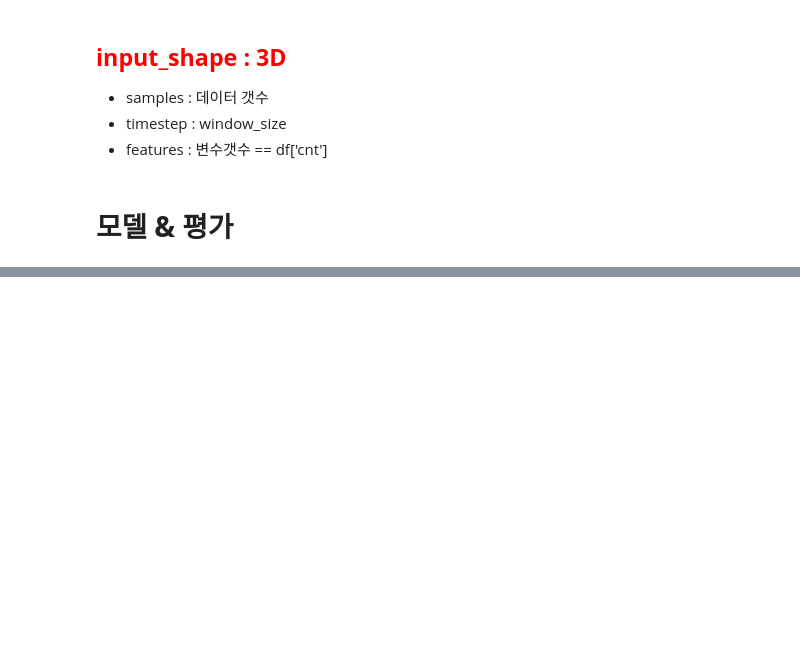
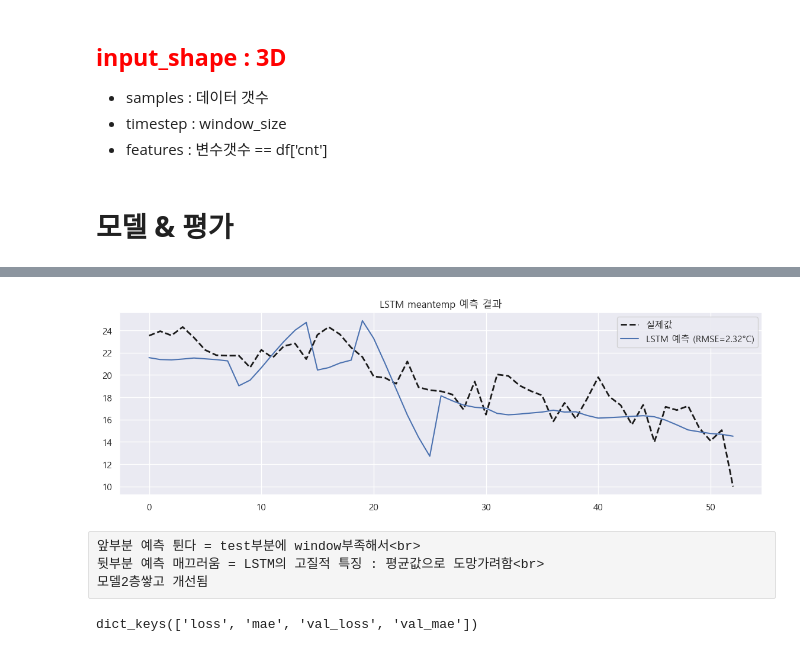
Before and after one commit to han00jh/DL-Study, a Jupyter notebook: lec09_공모전_시계열_날씨_.ipynb, the cells around one changed output, grey strips where cells are left out. Saved outputs shown, nothing was run; the diff lists cells and outputs as text; code cells hidden in the pictures; blank space fills up the shorter version.

```diff
--- a/lec09_공모전_시계열_날씨_.ipynb
+++ b/lec09_공모전_시계열_날씨_.ipynb
@@ -134,0 +320,16 @@ memory usage: 57.2+ KB
+# %%
+def inverse_target(scaled_vals, scaler, target_idx, n_features): # 숫자->온도로 되돌리기
+    dummy = np.zeros((len(scaled_vals), n_features))
+    dummy[:, target_idx] = scaled_vals
+    return scaler.inverse_transform(dummy)[:, target_idx]
+
+# 예측
+pred_scaled  = model.predict(X_test).flatten()
+
+# 역스케일링
+pred_real   = inverse_target(pred_scaled, scaler, target_idx, len(feature_cols))
+y_test_real = inverse_target(y_test,      scaler, target_idx, len(feature_cols))
+
+# RMSE
+rmse = math.sqrt(mean_squared_error(y_test_real, pred_real))
+print(f"RMSE: {rmse:.2f} °C")
@@ -134,0 +339,17 @@ memory usage: 57.2+ KB
+# %%
+plt.figure(figsize=(14, 4))
+plt.plot(y_test_real, 'k--', label='실제값', linewidth=2)
+plt.plot(pred_real,   label=f'LSTM 예측 (RMSE={rmse:.2f}°C)')
+plt.legend()
+plt.title('LSTM meantemp 예측 결과')
+plt.show()
+# %% [output]
+[figure, added]
+# %% [raw]
+앞부분 예측 튄다 = test부분에 window부족해서<br>
+뒷부분 예측 매끄러움 = LSTM의 고질적 특징 : 평균값으로 도망가려함<br>
+모델2층쌓고 개선됨
+# %%
+print(history.history.keys())
+# %% [output]
+dict_keys(['loss', 'mae', 'val_loss', 'val_mae'])
```
Also changed, not shown: parts of 20 cells of this notebook, 4 other files.
